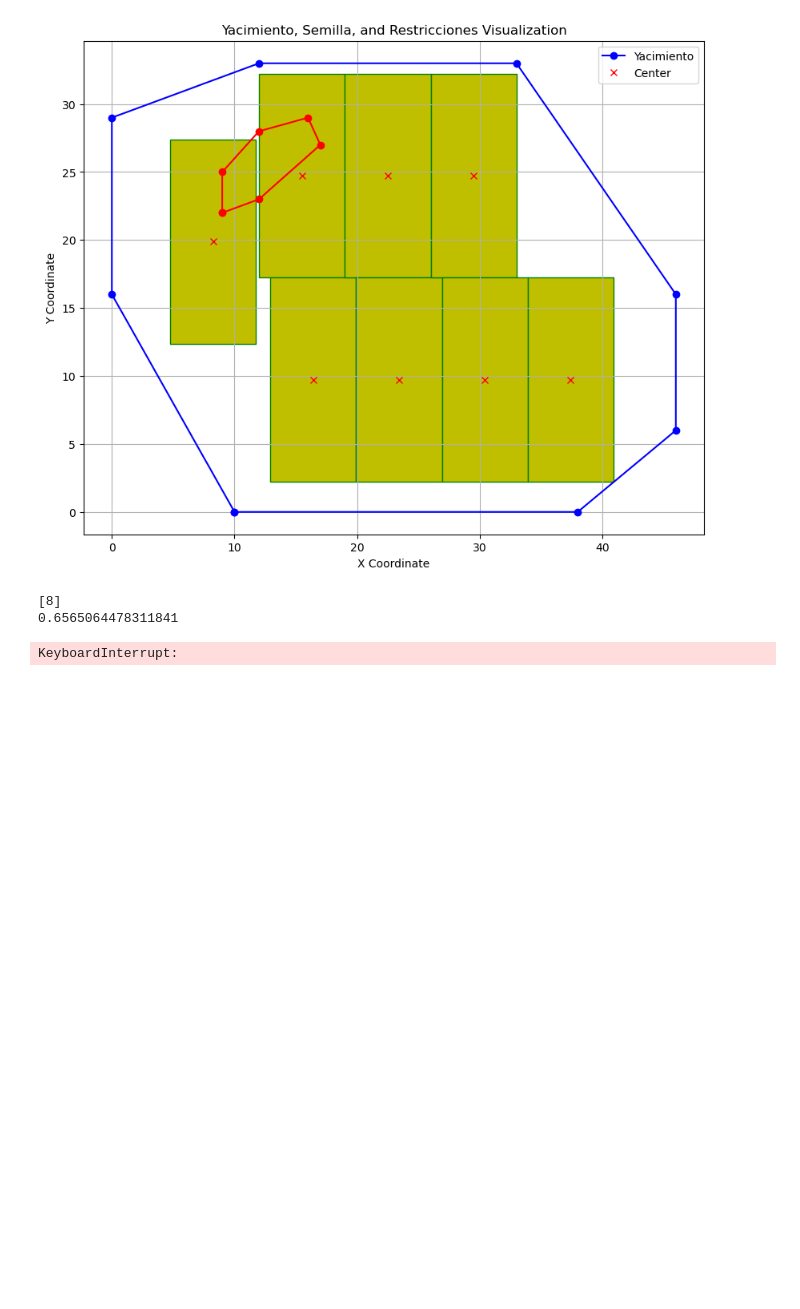
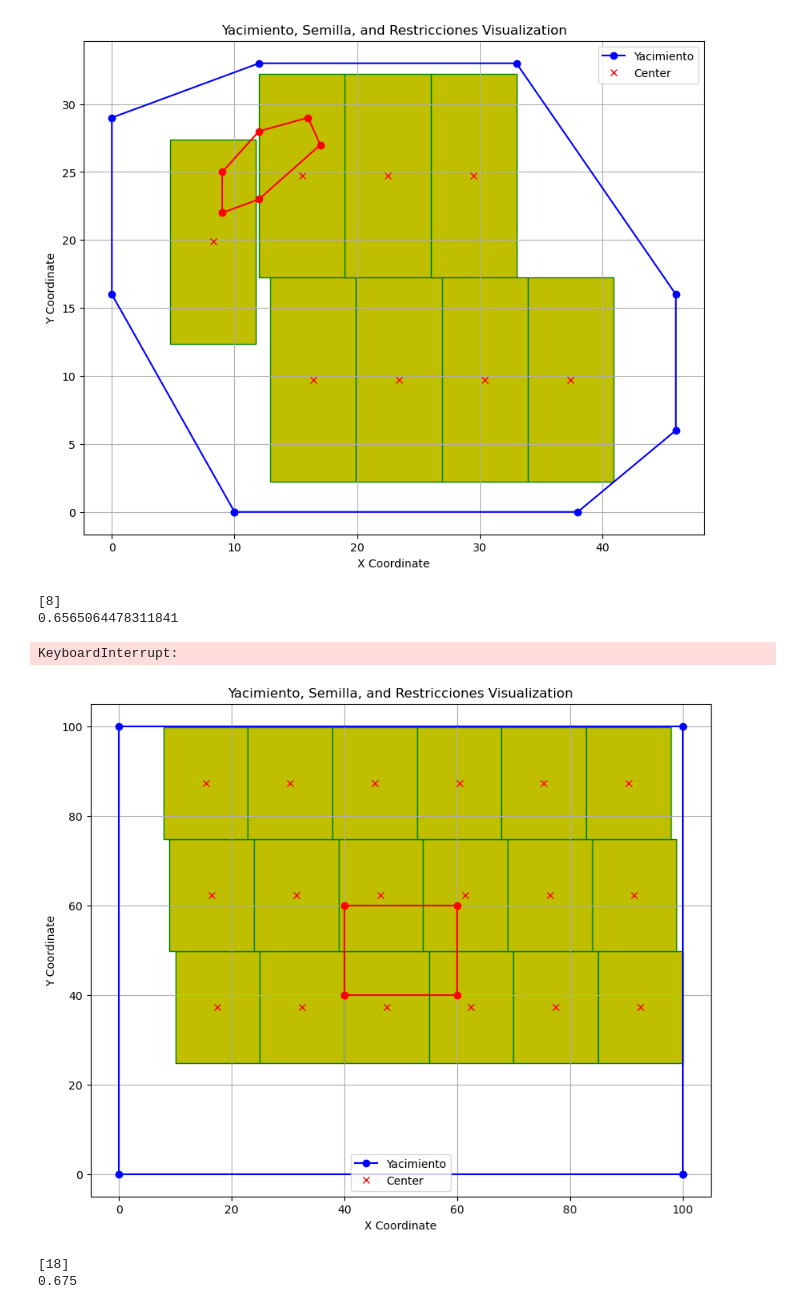
Before and after one commit to lararlm/TD8_ProyectoFinal, a Jupyter notebook: testing/grid_tests.ipynb, the cells around one changed output. Cells and saved outputs as stored; diff of their text form; code cells hidden in the pictures; blank space fills up the shorter version.

```diff
--- a/testing/grid_tests.ipynb
+++ b/testing/grid_tests.ipynb
@@ -128,3 +155,16 @@ print(len_rectangles)
 print(area)
 # %% [output]
 KeyboardInterrupt:
+# %%
+file_path_bony = 'C:/Users/valen/OneDrive/Escritorio/Bony/Di tella/TD8FINAL/TD8_ProyectoFinal/mapas/test.01.xml'
+polygon, panel_size, restrictions , angulo = xml_data_extractor(file_path_bony)
+rectangles_test_1 = grid_heuristic(polygon, panel_size, restrictions,rand = True)
+fun_generacion_mapa(polygon,restrictions,rectangles_test_1,panel_size)
+len_rectangles_test_1 = [len(rect) for rect in rectangles_test_1]
+area_test_1 = calculate_area(polygon,len_rectangles_test_1,panel_size)
+print(len_rectangles_test_1)
+print(area_test_1)
+# %% [output]
+[figure, added]
+[18]
+0.675
```
Also changed, not shown: parts of 3 cells of this notebook, 3 other files.
